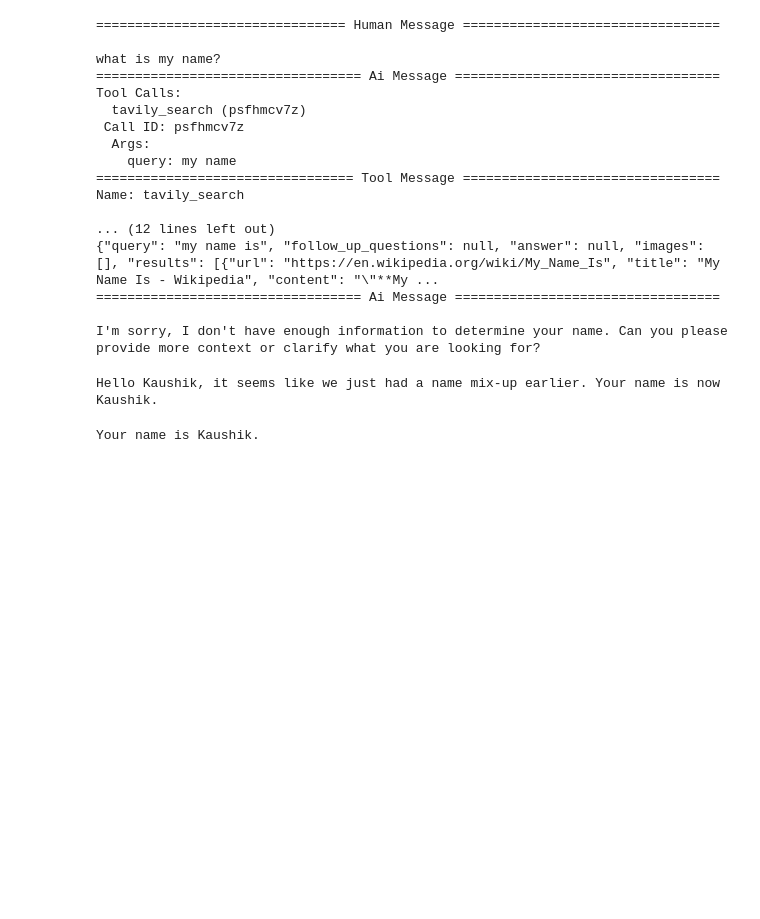
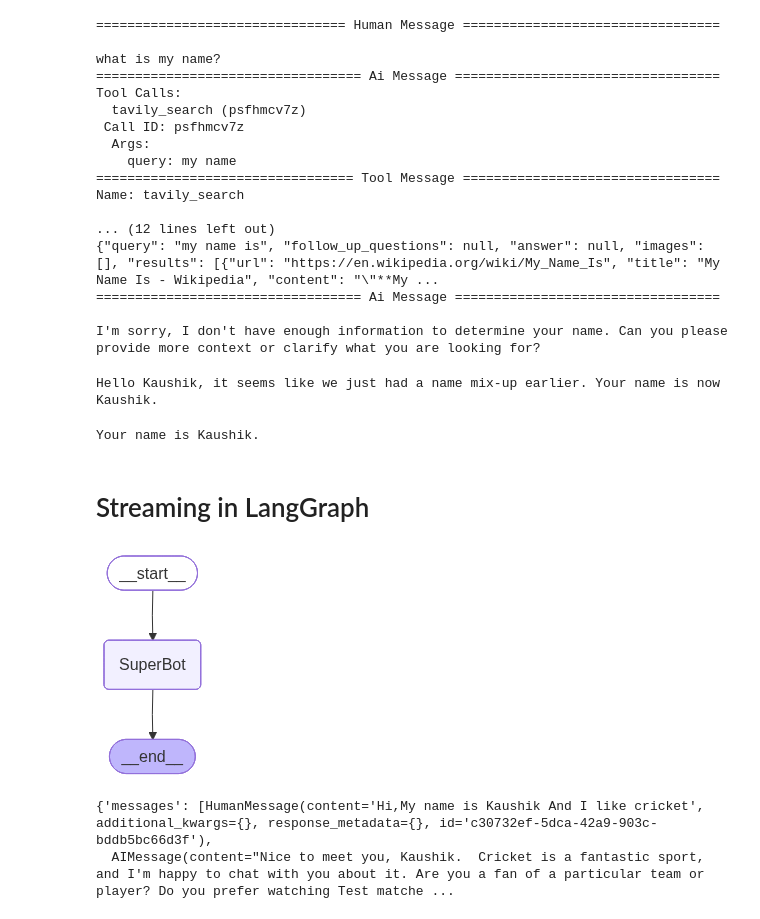
Before and after one commit to Kaushik-FSD/langgraph-fundamentals, a Jupyter notebook: 01-BasicChatbot/1-basicchatbot.ipynb, the cells around one changed output. Drawn from its saved outputs; the diff is of its cells as text; code cells hidden in the pictures; blank space fills up the shorter version.

Commit message:
Streaming added in langgraph

```diff
--- a/01-BasicChatbot/1-basicchatbot.ipynb
+++ b/01-BasicChatbot/1-basicchatbot.ipynb
@@ -402,3 +402,36 @@ response=graph.invoke({"messages":"Hey what is my name"},config=config)
 print(response['messages'][-1].content)
 # %% [output]
 Your name is Kaushik.
+# %% [markdown]
+# Streaming in LangGraph
+# %%
+from langgraph.checkpoint.memory import MemorySaver
+memory=MemorySaver()
+# %%
+def superbot(state:State):
+    return {"messages":[llm.invoke(state['messages'])]}
+# %%
+graph=StateGraph(State)
+
+## node
+graph.add_node("SuperBot",superbot)
+## Edges
+
+graph.add_edge(START,"SuperBot")
+graph.add_edge("SuperBot",END)
+
+graph_builder=graph.compile(checkpointer=memory)
+
+## Display
+from IPython.display import Image, display
+display(Image(graph_builder.get_graph().draw_mermaid_png()))
+# %% [output]
+[figure, added]
+# %%
+## Invocation
+config = {"configurable": {"thread_id": "101"}}
+
+graph_builder.invoke({'messages':"Hi,My name is Kaushik And I like cricket"}, config)
+# %% [output]
+{'messages': [HumanMessage(content='Hi,My name is Kaushik And I like cricket', additional_kwargs={}, response_metadata={}, id='c30732ef-5dca-42a9-903c-bddb5bc66d3f'),
+  AIMessage(content="Nice to meet you, Kaushik.  Cricket is a fantastic sport, and I'm happy to chat with you about it. Are you a fan of a particular team or player? Do you prefer watching Test matche ...
```
Also changed, not shown: parts of 4 cells of this notebook.
